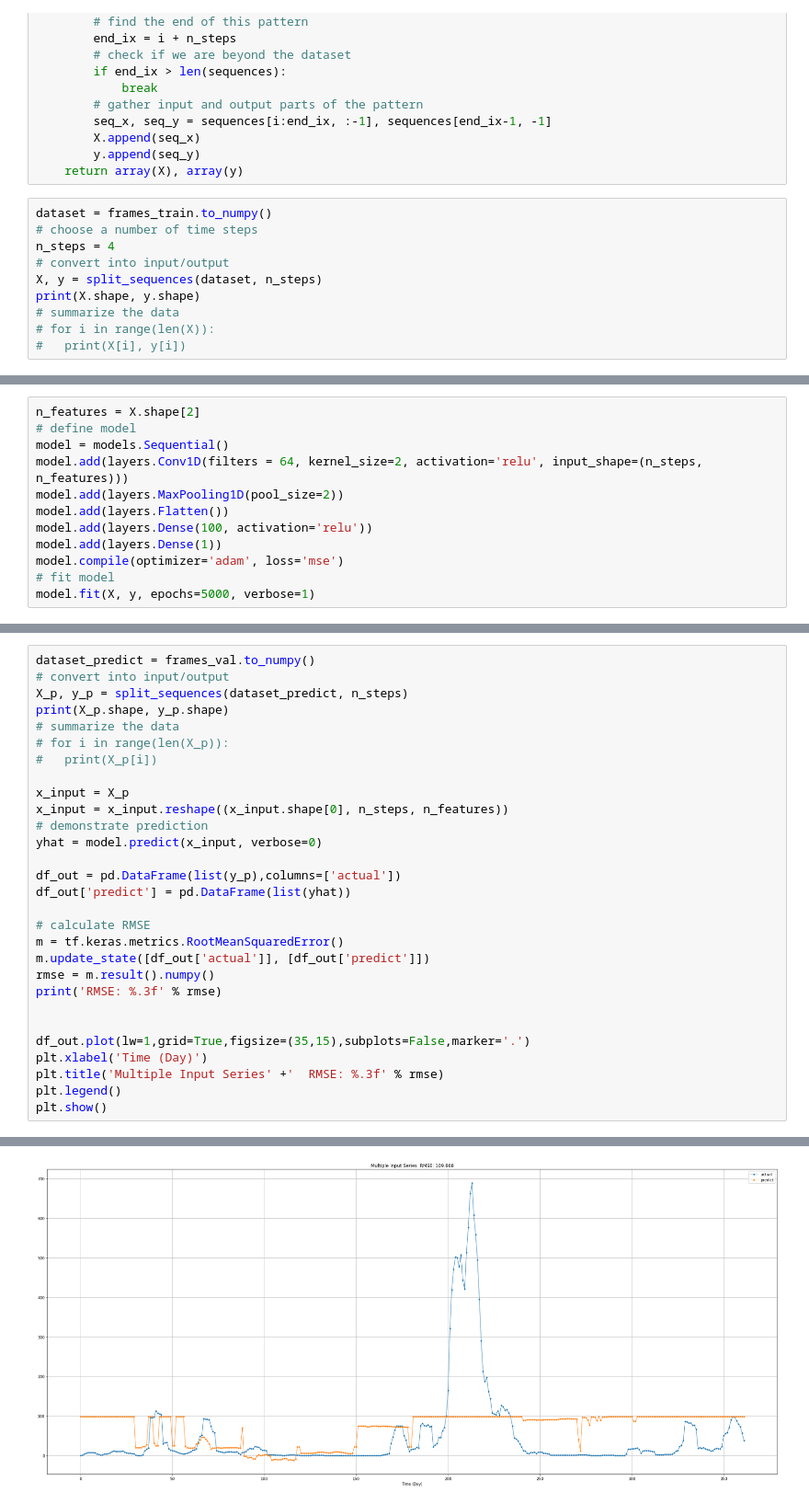
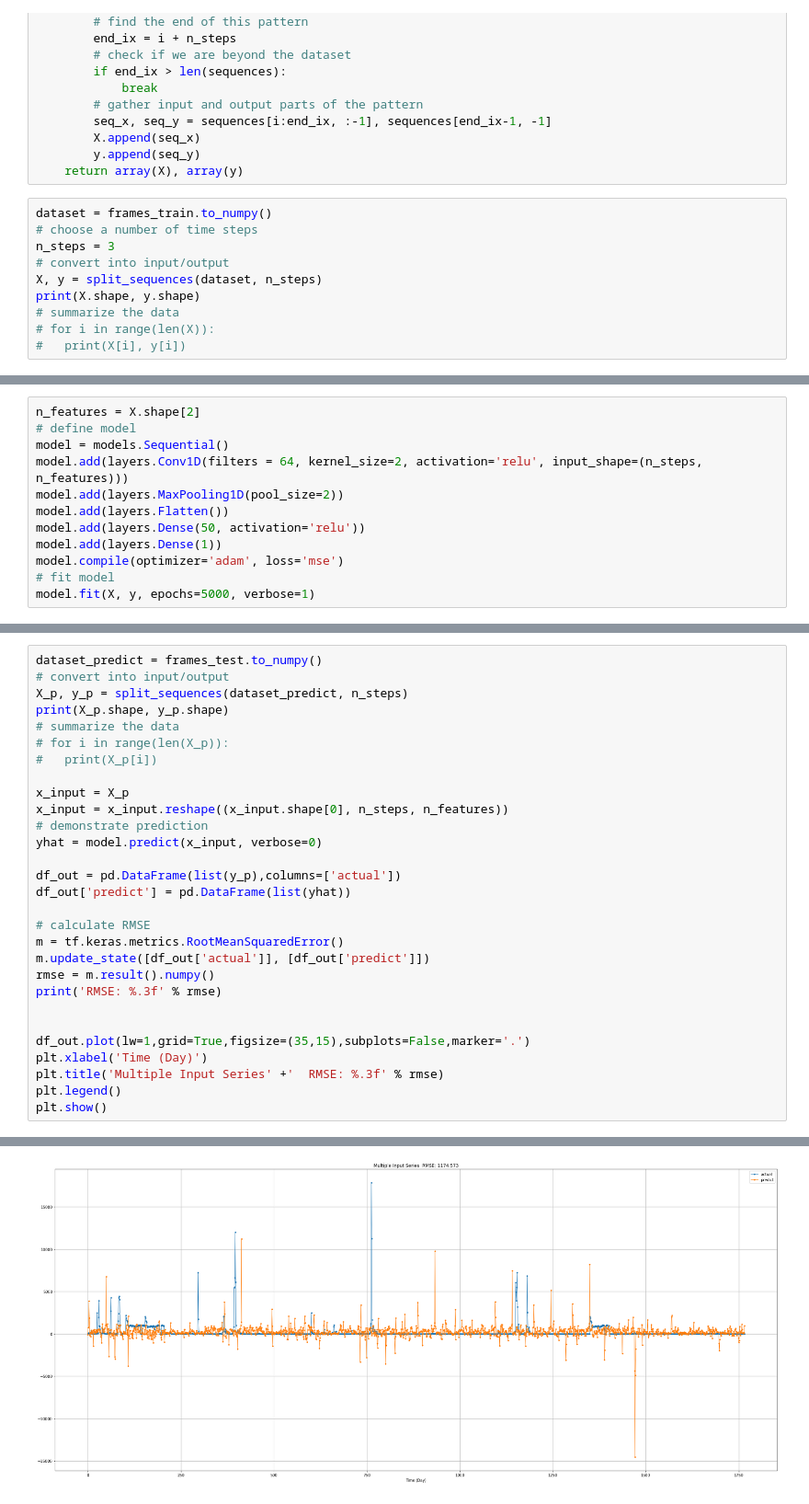
Before and after one commit to D6200763-SUT/SUT_Rice_Project_2021, a Jupyter notebook: Ex3_Multivariate_CNN_model_Time-series.ipynb, the cells around one changed output, grey strips where cells are left out. Shown at 92% size. Cells and saved outputs as stored; diff of their text form.

```diff
--- a/Ex3_Multivariate_CNN_model_Time-series.ipynb
+++ b/Ex3_Multivariate_CNN_model_Time-series.ipynb
@@ -326,7 +326,7 @@ def split_sequences(sequences, n_steps):
 # %%
 dataset = frames_train.to_numpy()
 # choose a number of time steps
-n_steps = 4
+n_steps = 3
 # convert into input/output
 X, y = split_sequences(dataset, n_steps)
 print(X.shape, y.shape)
@@ -342,7 +342,7 @@ model = models.Sequential()
 model.add(layers.Conv1D(filters = 64, kernel_size=2, activation='relu', input_shape=(n_steps, n_features)))
 model.add(layers.MaxPooling1D(pool_size=2))
 model.add(layers.Flatten())
-model.add(layers.Dense(100, activation='relu'))
+model.add(layers.Dense(50, activation='relu'))
 model.add(layers.Dense(1))
 model.compile(optimizer='adam', loss='mse')
 # fit model
@@ -369,5 +384,5 @@ Epoch 4457/5000
 # %%
-dataset_predict = frames_val.to_numpy()
+dataset_predict = frames_test.to_numpy()
 # convert into input/output
 X_p, y_p = split_sequences(dataset_predict, n_steps)
 print(X_p.shape, y_p.shape)
@@ -401 +416 @@ RMSE: 109.868
-[figure, old version]
+[figure, new version]
```
Also changed, not shown: parts of 3 cells of this notebook.
